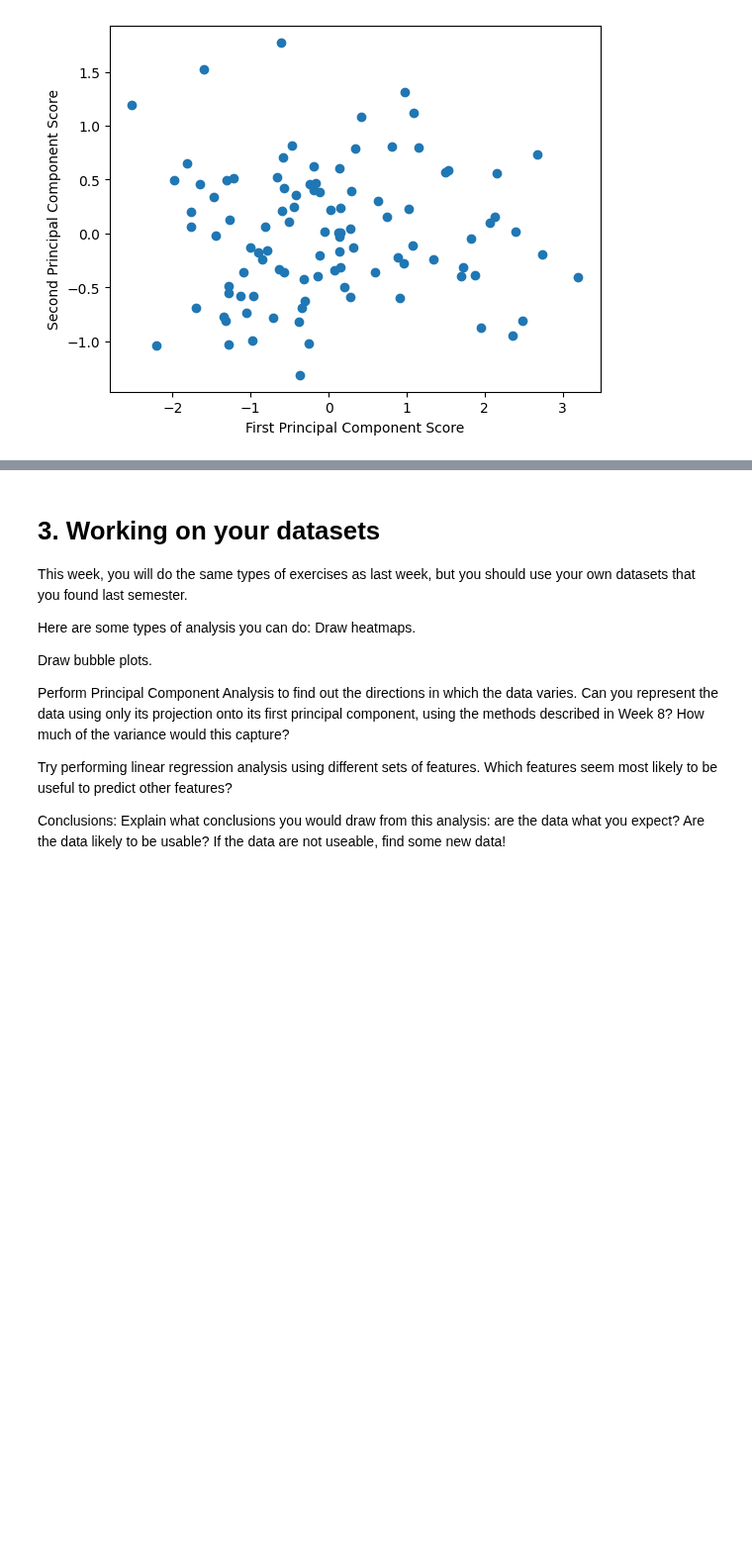
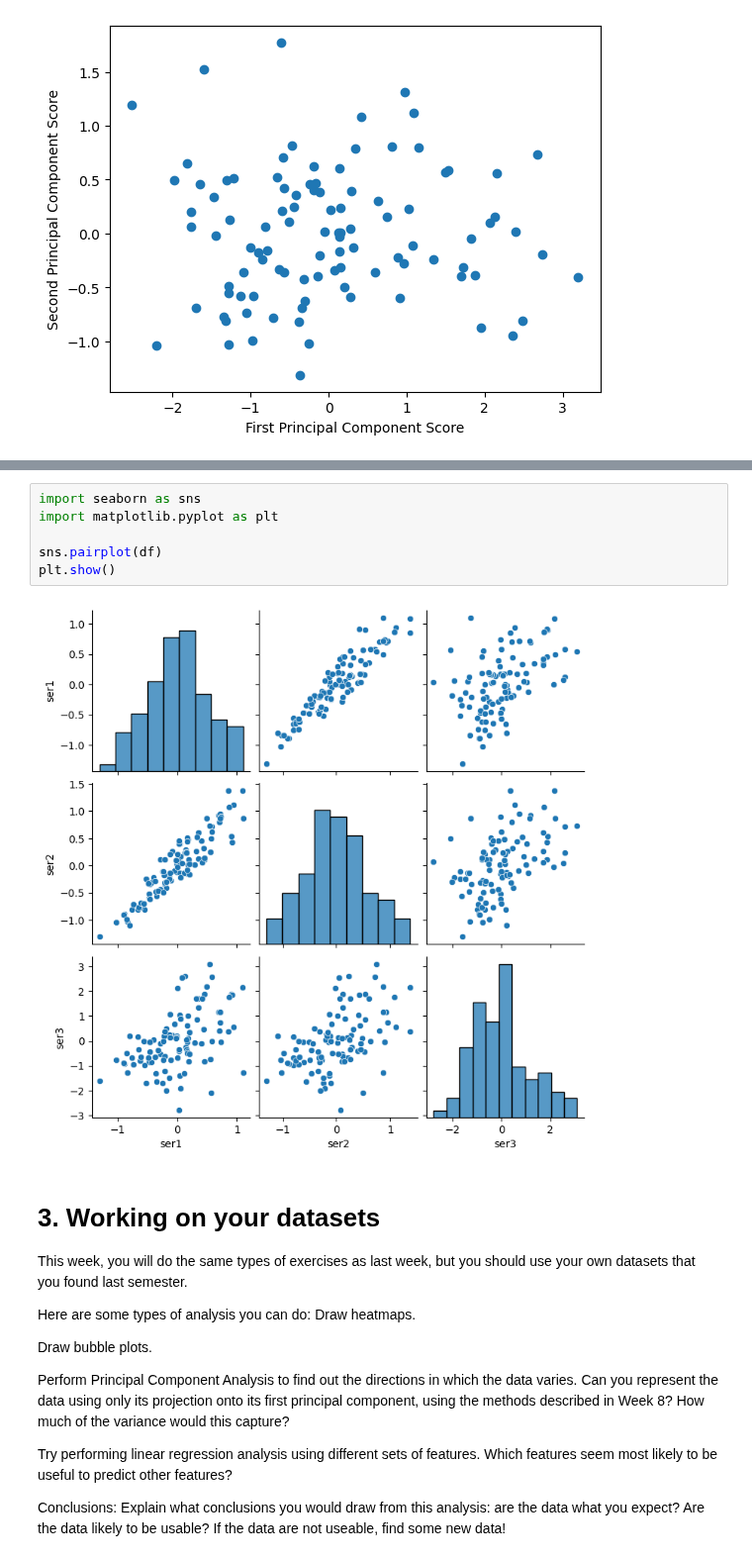
Before and after one commit to alr6qr/2025-spring-B2, a Jupyter notebook: Week9.ipynb, the cells around one changed output, grey strips where cells are left out. Shown at 99% size. Cells and saved outputs as stored; diff of their text form; blank space fills up the shorter version.

```diff
--- a/Week9.ipynb
+++ b/Week9.ipynb
@@ -42,3 +46,11 @@ Text(0, 0.5, 'Second Principal Component Score')
+# %%
+import seaborn as sns
+import matplotlib.pyplot as plt
+
+sns.pairplot(df)
+plt.show()
+# %% [output]
+[figure, added]
 # %% [markdown]
 # 3. Working on your datasets
 
```
Also changed, not shown: parts of 10 cells of this notebook, 1 other file.
